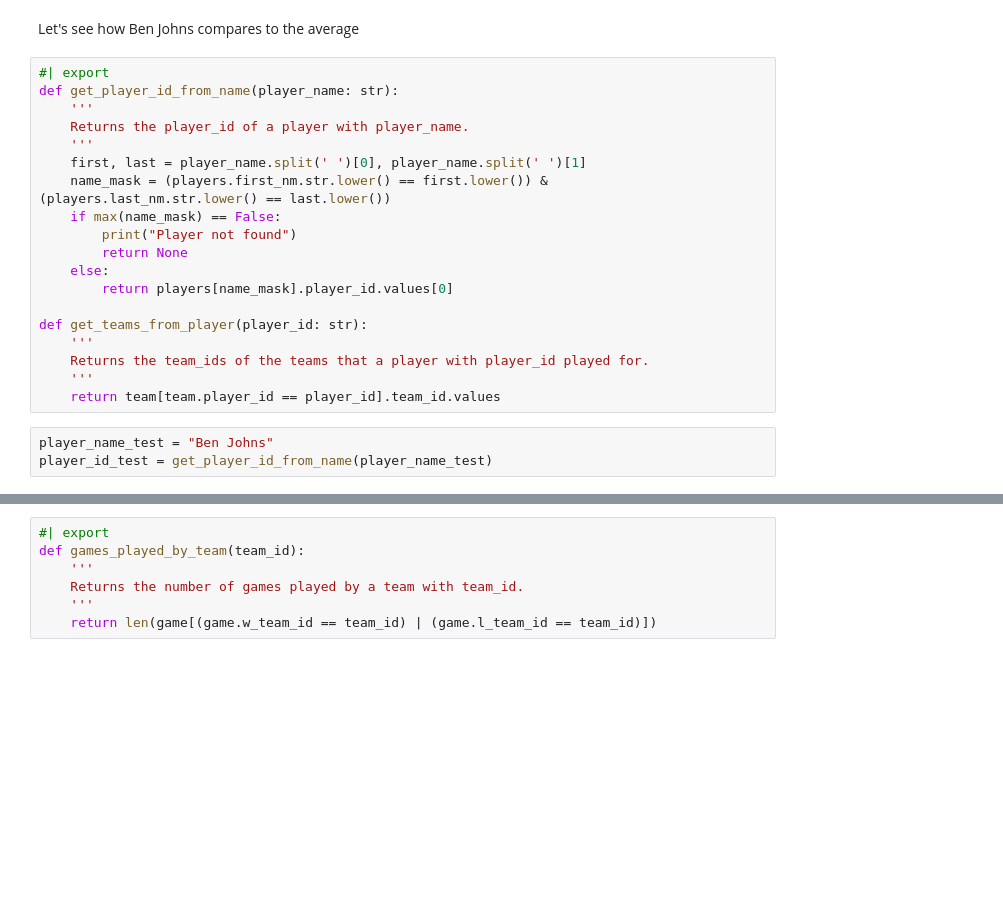
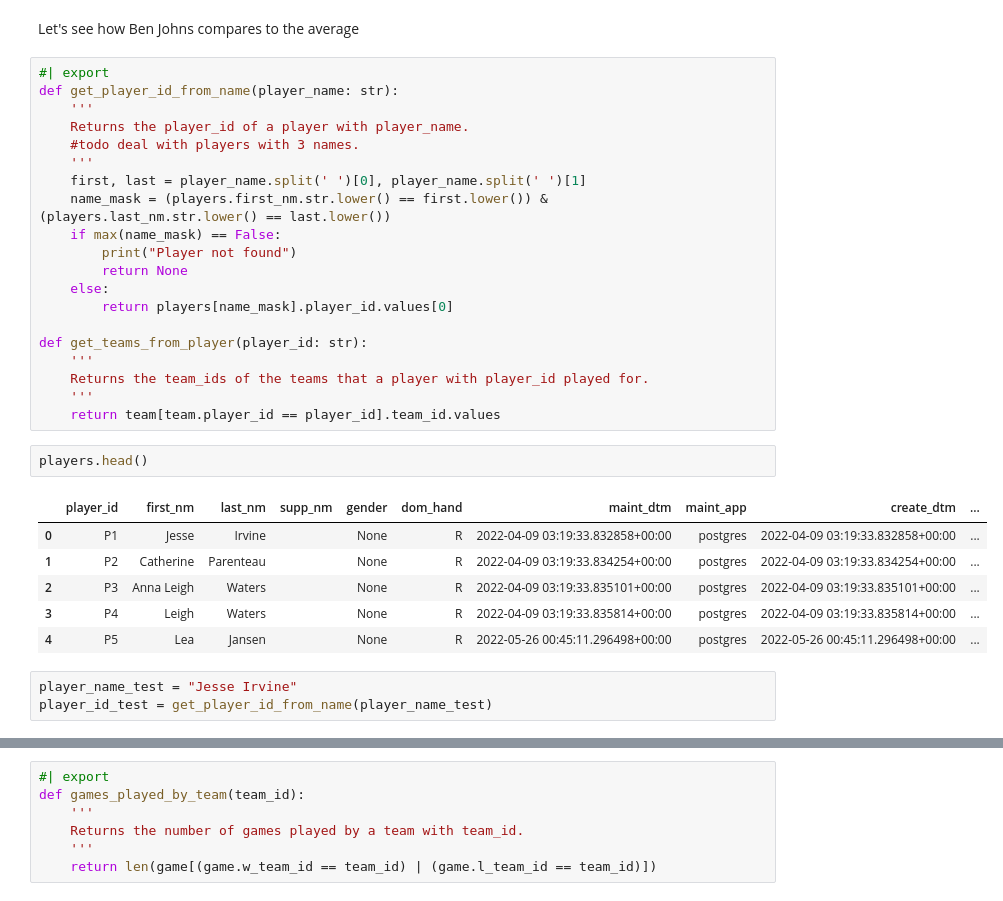
Before and after one commit to NolanSmyth/pklshop, a Jupyter notebook: nbs/02_stats.ipynb, the cells around one changed output, grey strips where cells are left out. Drawn from its saved outputs; the diff is of its cells as text; blank space fills up the shorter version.

```diff
--- a/nbs/02_stats.ipynb
+++ b/nbs/02_stats.ipynb
@@ -147,6 +158,7 @@ Let's see how Ben Johns compares to the average
 def get_player_id_from_name(player_name: str):
     '''
     Returns the player_id of a player with player_name.
+    #todo deal with players with 3 names.
     '''
     first, last = player_name.split(' ')[0], player_name.split(' ')[1]
     name_mask = (players.first_nm.str.lower() == first.lower()) & (players.last_nm.str.lower() == last.lower())
@@ -161,8 +173,17 @@ def get_teams_from_player(player_id: str):
     Returns the team_ids of the teams that a player with player_id played for.
     '''
     return team[team.player_id == player_id].team_id.values
+# %%
+players.head()
+# %% [output]
+|  | player_id | first_nm | last_nm | supp_nm | gender | dom_hand | maint_dtm | maint_app | create_dtm | ... |
+| 0 | P1 | Jesse | Irvine |  | None | R | 2022-04-09 03:19:33.832858+00:00 | postgres | 2022-04-09 03:19:33.832858+00:00 | ... |
+| 1 | P2 | Catherine | Parenteau |  | None | R | 2022-04-09 03:19:33.834254+00:00 | postgres | 2022-04-09 03:19:33.834254+00:00 | ... |
+| 2 | P3 | Anna Leigh | Waters |  | None | R | 2022-04-09 03:19:33.835101+00:00 | postgres | 2022-04-09 03:19:33.835101+00:00 | ... |
+| 3 | P4 | Leigh | Waters |  | None | R | 2022-04-09 03:19:33.835814+00:00 | postgres | 2022-04-09 03:19:33.835814+00:00 | ... |
+| 4 | P5 | Lea | Jansen |  | None | R | 2022-05-26 00:45:11.296498+00:00 | postgres | 2022-05-26 00:45:11.296498+00:00 | ... |
 # %%
-player_name_test = "Ben Johns"
+player_name_test = "Jesse Irvine"
 player_id_test = get_player_id_from_name(player_name_test)
 # %%
 #Find the teams that Ben Johns played for
```
Also changed, not shown: parts of 4 cells of this notebook, 1 other file.
